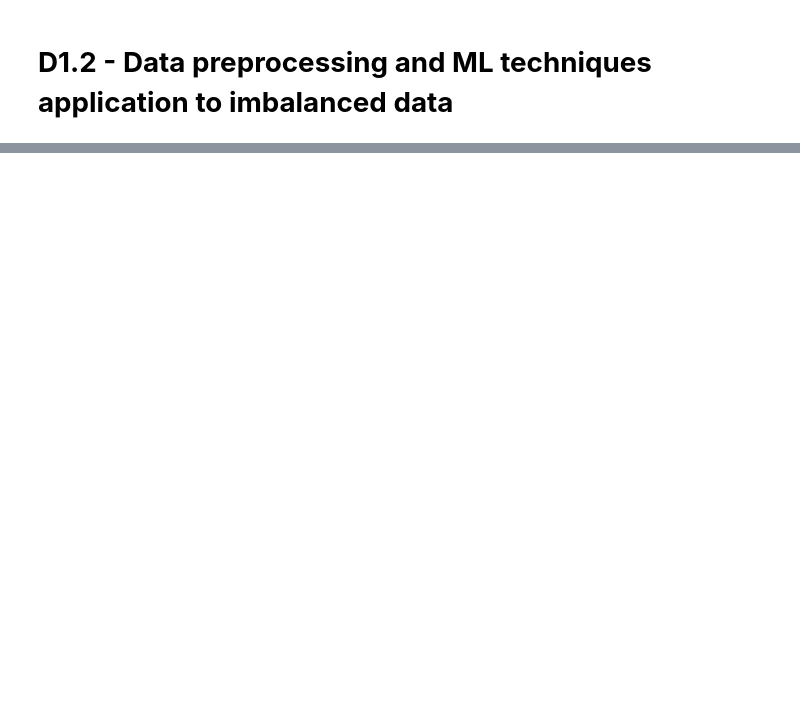
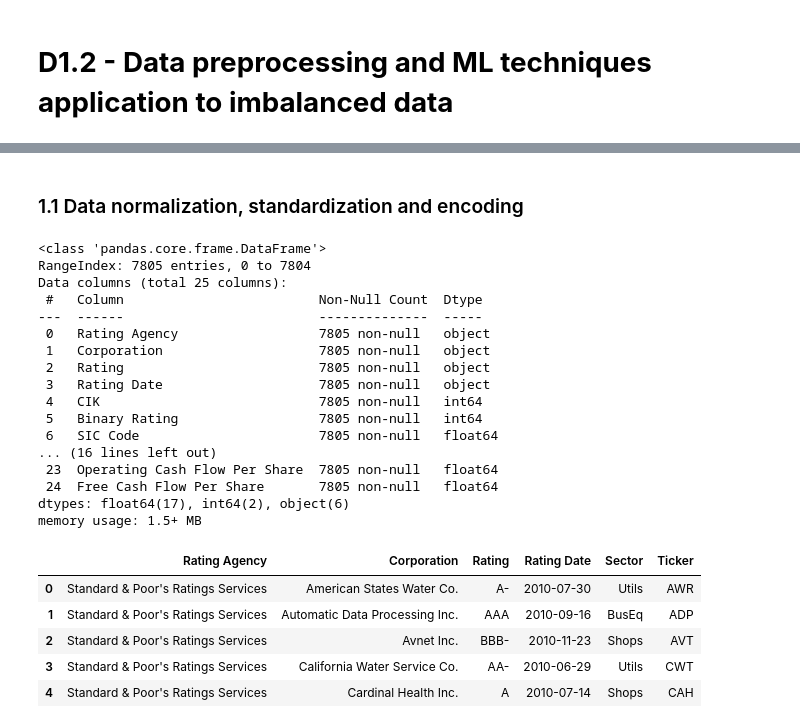
Before and after one commit to DiegoLopezAroca/Multiclass-Corporate-Credit-Rating, a Jupyter notebook: src/Multiclass_Corporate_Credit_Rating_D1_2.ipynb, the cells around one changed output, grey strips where cells are left out. Cells and saved outputs as stored; diff of their text form; code cells hidden in the pictures; blank space fills up the shorter version.

```diff
--- a/src/Multiclass_Corporate_Credit_Rating_D1_2.ipynb
+++ b/src/Multiclass_Corporate_Credit_Rating_D1_2.ipynb
@@ -98,0 +16,9 @@ The biggest imbalances we can see are visible in the *Rating Agency* feature, as
+# %%
+import pandas as pd
+
+file_id = '1VO3LlgrEB56uZ5wuQMoqW7GOkMK9YBq2'
+file = drive.CreateFile({'id':file_id})
+file.GetContentFile('ccr.csv')
+
+df = pd.read_csv('ccr.csv')
+df.head()
@@ -98,0 +50,29 @@ The biggest imbalances we can see are visible in the *Rating Agency* feature, as
+# %% [markdown]
+### 1.1 Data normalization, standardization and encoding
+# %%
+df.info()
+df.select_dtypes(include='object').head()
+# %% [output]
+<class 'pandas.core.frame.DataFrame'>
+RangeIndex: 7805 entries, 0 to 7804
+Data columns (total 25 columns):
+ #   Column                         Non-Null Count  Dtype
+---  ------                         --------------  -----
+ 0   Rating Agency                  7805 non-null   object
+ 1   Corporation                    7805 non-null   object
+ 2   Rating                         7805 non-null   object
+ 3   Rating Date                    7805 non-null   object
+ 4   CIK                            7805 non-null   int64
+ 5   Binary Rating                  7805 non-null   int64
+ 6   SIC Code                       7805 non-null   float64
+... (16 lines left out)
+ 23  Operating Cash Flow Per Share  7805 non-null   float64
+ 24  Free Cash Flow Per Share       7805 non-null   float64
+dtypes: float64(17), int64(2), object(6)
+memory usage: 1.5+ MB
+|  | Rating Agency | Corporation | Rating | Rating Date | Sector | Ticker |
+| 0 | Standard & Poor's Ratings Services | American States Water Co. | A- | 2010-07-30 | Utils | AWR |
+| 1 | Standard & Poor's Ratings Services | Automatic Data Processing Inc. | AAA | 2010-09-16 | BusEq | ADP |
+| 2 | Standard & Poor's Ratings Services | Avnet Inc. | BBB- | 2010-11-23 | Shops | AVT |
+| 3 | Standard & Poor's Ratings Services | California Water Service Co. | AA- | 2010-06-29 | Utils | CWT |
+| 4 | Standard & Poor's Ratings Services | Cardinal Health Inc. | A | 2010-07-14 | Shops | CAH |
```
Also changed, not shown: parts of 49 cells of this notebook.
